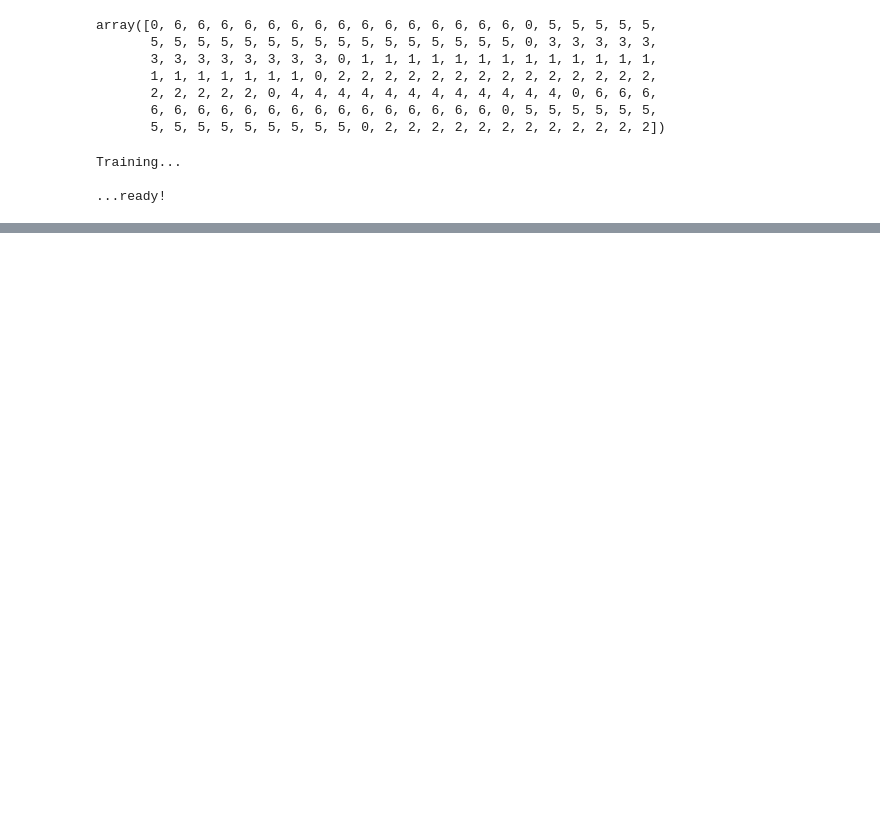
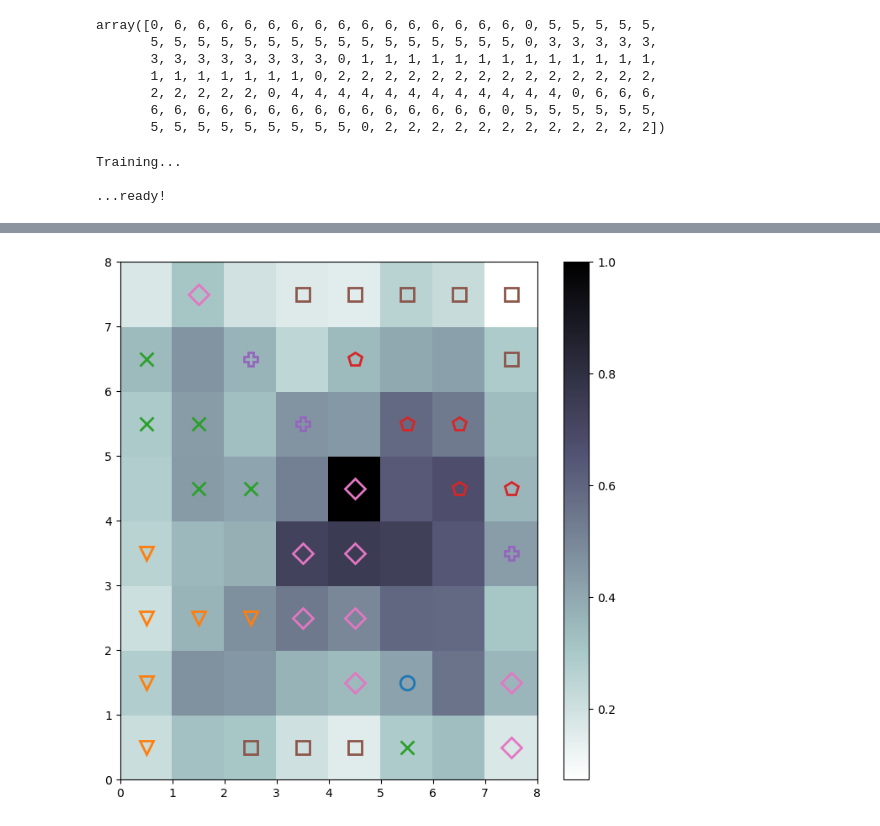
Before and after one commit to aliciaamaliaalvarezmon/SynthesisEmotions, a Jupyter notebook: Notebook/Expression Map.ipynb, the cells around one changed output, grey strips where cells are left out. Cells and saved outputs as stored; diff of their text form; code cells hidden in the pictures; blank space fills up the shorter version.

Commit message:
getting correct labels

```diff
--- a/Notebook/Expression Map.ipynb
+++ b/Notebook/Expression Map.ipynb
@@ -125,0 +125,45 @@ plt.show()
+# %%
+dic = som.win_map(b_vector,return_indices=True )
+emotion_targets = emotion_targets.flatten()
+
+
+counters = []
+for key in dic:
+    space = np.zeros(len(dic[key]), dtype = int)
+    for i in range(0, len(dic[key])):
+        val = dic[key]
+        space[i] = emotion_targets[val[i]]
+    counters.append(space)
+
+MyDic = {}
+
+for cnt, key in enumerate(dic):
+    MyDic[key] = max(counters[cnt])
+# %%
+import matplotlib.pyplot as plt
+%matplotlib inline
+
+plt.figure(figsize=(8, 8))
+
+plt.pcolor(som.distance_map().T, cmap='bone_r')  # plotting the distance map as background
+plt.colorbar()
+
+## Plotting the response for each pattern in the iris dataset
+## different colors and markers for each label
+markers = ['o','v', 'x', 'p', 'P','s','D' ]
+colors = ['C0', 'C1', 'C2', 'C3', 'C4','C5', 'C6']
+
+for key in MyDic:
+    # palce a marker on the winning position for the sample xx
+    w = key
+    plt.plot(w[0]+.5, w[1]+.5, markers[MyDic[key]], markerfacecolor='None',
+             markeredgecolor=colors[MyDic[key]], markersize=12, markeredgewidth=2)
+
+plt.show()
+#b_tuple = tuple(map(tuple, b_vector))
+
+
+
+#som.labels_map(b_vector, emotion_targets.flatten())
+# %% [output]
+[figure, added]
```
Also changed, not shown: parts of 12 cells of this notebook, 1 other file.
